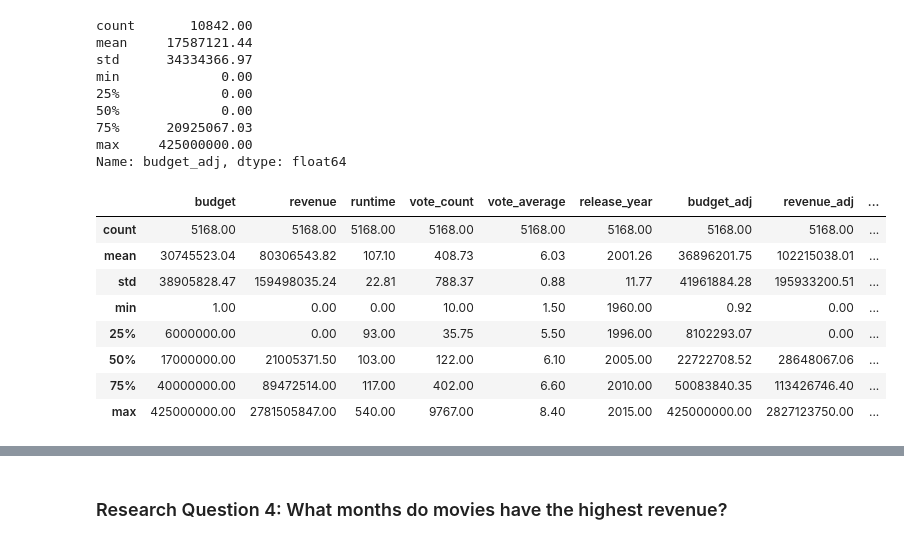
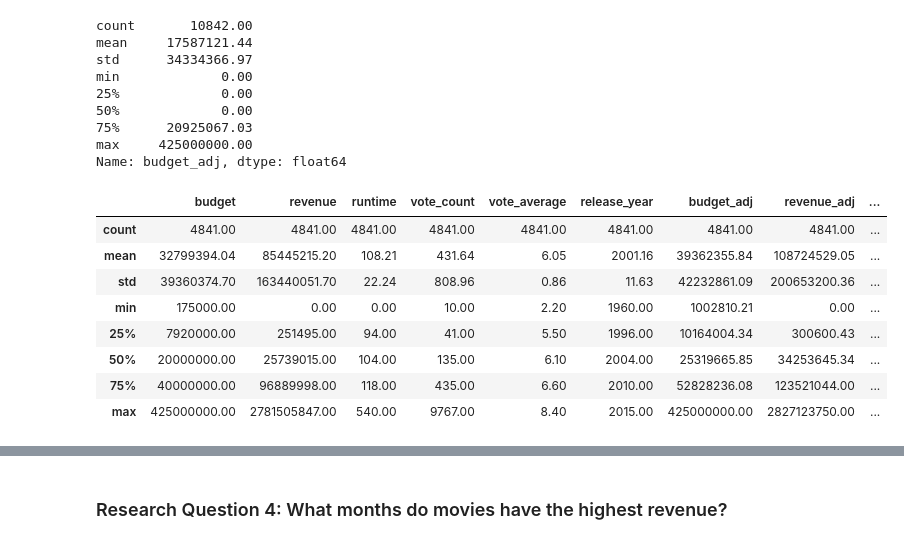
Before and after one commit to PhilipKarns/tmdb_movies, a Jupyter notebook: investigate-tmdb-movie-dataset.ipynb, the cells around one changed output, grey strips where cells are left out. Cells and saved outputs as stored; diff of their text form; code cells hidden in the pictures.

```diff
--- a/investigate-tmdb-movie-dataset.ipynb
+++ b/investigate-tmdb-movie-dataset.ipynb
@@ -410,3 +416,6 @@ df_movies.head(1)
 # %% [output]
 |  | budget | revenue | original_title | runtime | genres | release_date | vote_count | vote_average | ... |
 | 0 | 150000000 | 1513528810 | Jurassic World | 124 | Action|Adventure|Science Fiction|... | 2015-06-09 | 5562 | 6.50 | ... |
+# %%
+df_movies['budget_adj'].dropna(inplace=True)
+df_movies[df_movies['budget_adj'].isnull()]
@@ -428,15 +439,16 @@ max     425000000.00
 Name: budget_adj, dtype: float64
 # %%
 #save only movies with a budget
-with_budget = df_movies.query('budget_adj > 0')
+with_budget = df_movies.query('budget_adj > 1000000')
 with_budget.describe()
+#with_budget.shape
 # %% [output]
 |  | budget | revenue | runtime | vote_count | vote_average | release_year | budget_adj | revenue_adj | ... |
-| count | 5168.00 | 5168.00 | 5168.00 | 5168.00 | 5168.00 | 5168.00 | 5168.00 | 5168.00 | ... |
-| mean | 30745523.04 | 80306543.82 | 107.10 | 408.73 | 6.03 | 2001.26 | 36896201.75 | 102215038.01 | ... |
-| std | 38905828.47 | 159498035.24 | 22.81 | 788.37 | 0.88 | 11.77 | 41961884.28 | 195933200.51 | ... |
-| min | 1.00 | 0.00 | 0.00 | 10.00 | 1.50 | 1960.00 | 0.92 | 0.00 | ... |
-| 25% | 6000000.00 | 0.00 | 93.00 | 35.75 | 5.50 | 1996.00 | 8102293.07 | 0.00 | ... |
-| 50% | 17000000.00 | 21005371.50 | 103.00 | 122.00 | 6.10 | 2005.00 | 22722708.52 | 28648067.06 | ... |
-| 75% | 40000000.00 | 89472514.00 | 117.00 | 402.00 | 6.60 | 2010.00 | 50083840.35 | 113426746.40 | ... |
+| count | 4841.00 | 4841.00 | 4841.00 | 4841.00 | 4841.00 | 4841.00 | 4841.00 | 4841.00 | ... |
+| mean | 32799394.04 | 85445215.20 | 108.21 | 431.64 | 6.05 | 2001.16 | 39362355.84 | 108724529.05 | ... |
+| std | 39360374.70 | 163440051.70 | 22.24 | 808.96 | 0.86 | 11.63 | 42232861.09 | 200653200.36 | ... |
+| min | 175000.00 | 0.00 | 0.00 | 10.00 | 2.20 | 1960.00 | 1002810.21 | 0.00 | ... |
+| 25% | 7920000.00 | 251495.00 | 94.00 | 41.00 | 5.50 | 1996.00 | 10164004.34 | 300600.43 | ... |
+| 50% | 20000000.00 | 25739015.00 | 104.00 | 135.00 | 6.10 | 2004.00 | 25319665.85 | 34253645.34 | ... |
+| 75% | 40000000.00 | 96889998.00 | 118.00 | 435.00 | 6.60 | 2010.00 | 52828236.08 | 123521044.00 | ... |
 | max | 425000000.00 | 2781505847.00 | 540.00 | 9767.00 | 8.40 | 2015.00 | 425000000.00 | 2827123750.00 | ... |
```
Also changed, not shown: parts of 18 cells of this notebook.
